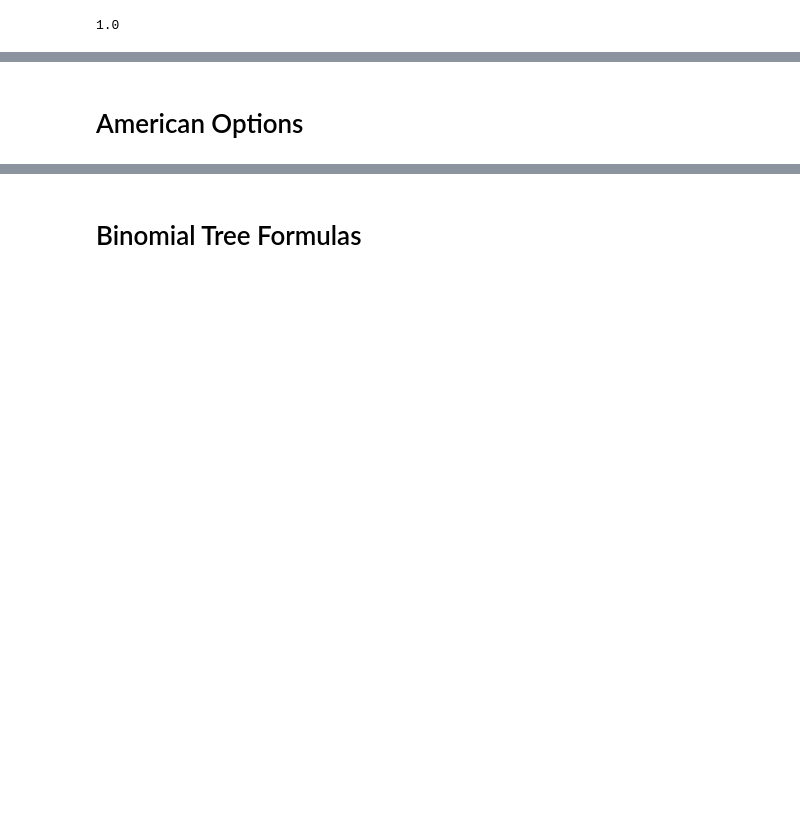
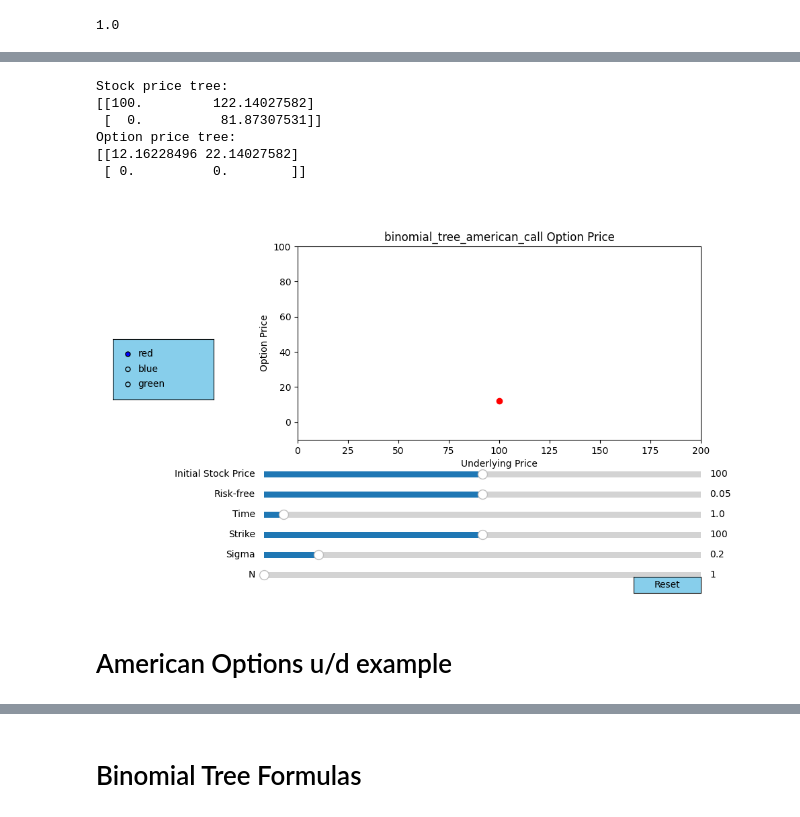
Before and after one commit to BennyAng48/QF620, a Jupyter notebook: Binomial_Tree_v1.ipynb, the cells around one changed output, grey strips where cells are left out. Cells and saved outputs as stored; diff of their text form; code cells hidden in the pictures; blank space fills up the shorter version.

```diff
--- a/Binomial_Tree_v1.ipynb
+++ b/Binomial_Tree_v1.ipynb
@@ -147,2 +625,13 @@ Put price: 12.71596944905797
+# %%
+# Run the function with the American call option model
+BinomialTree(binomial_tree_american_call)
+# %% [output]
+Stock price tree:
+[[100.         122.14027582]
+ [  0.          81.87307531]]
+Option price tree:
+[[12.16228496 22.14027582]
+ [ 0.          0.        ]]
+[figure, added]
 # %% [markdown]
-# American Options
+# American Options u/d example
```
Also changed, not shown: parts of 44 cells of this notebook.
